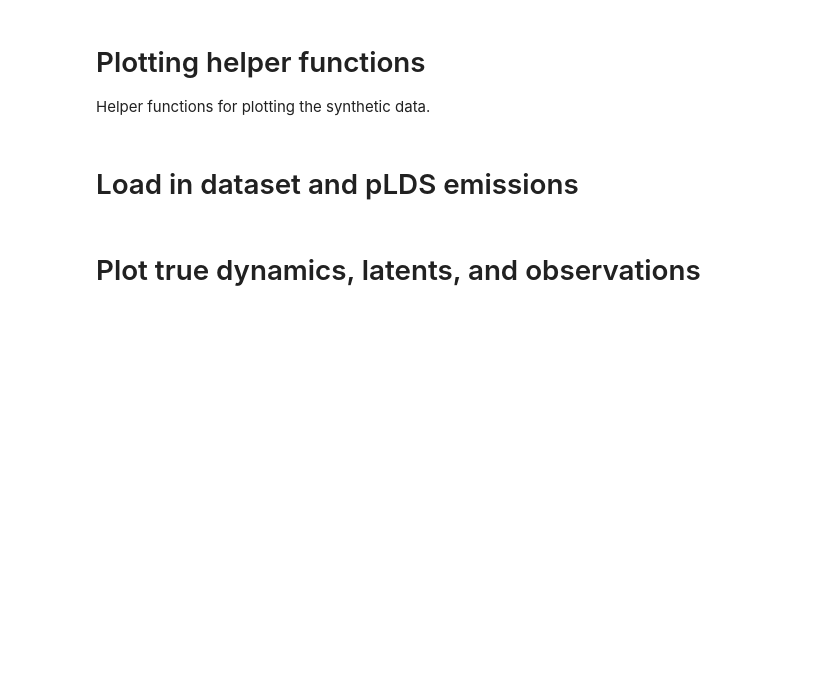
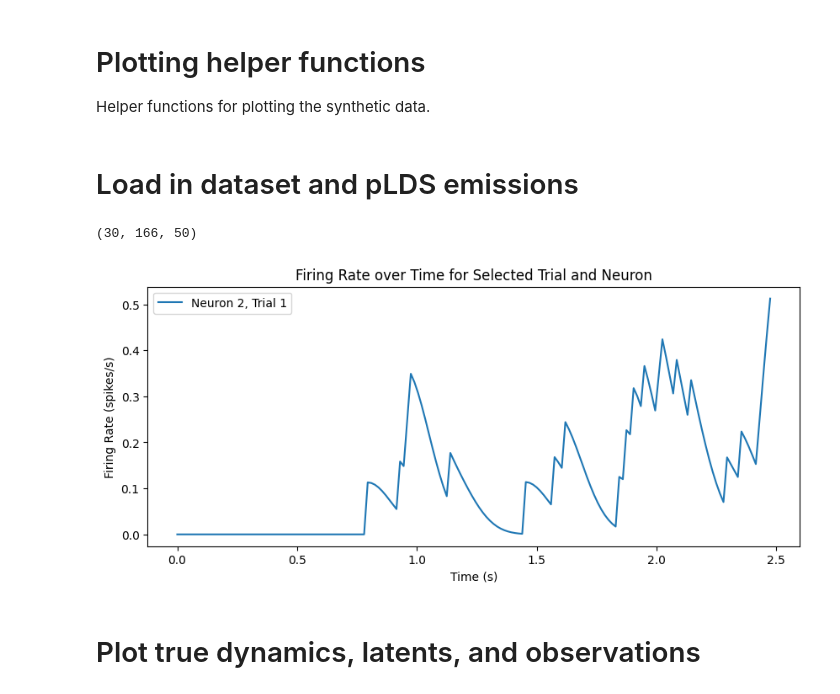
Before and after one commit to ynffsy/gpslds, a Jupyter notebook: synthetic_data_demo.ipynb, the cells around one changed output. Cells and saved outputs as stored; diff of their text form; code cells hidden in the pictures; blank space fills up the shorter version.

```diff
--- a/synthetic_data_demo.ipynb
+++ b/synthetic_data_demo.ipynb
@@ -121,27 +121,56 @@ _, n_timesteps, output_dim = spikes.shape
 t_max = n_timesteps * dt
 # %%
 ## Bin spikes
+## Bin spikes
 t_obs = np.tile(np.arange(0, t_max, dt), (n_trials, 1))
-dt_new = 0.02
-spikes_binned, t_mask_binned =  bin_sparse_data(spikes, t_obs, t_max, dt_new)
+dt_new = 0.015
+spikes_binned, t_mask_binned = bin_sparse_data(spikes, t_obs, t_max, dt_new)
 
-_, n_timesteps, output_dim = spikes_binned.shape
+_, n_timesteps_binned, _ = spikes_binned.shape
 
-## Convert spikes to firing rates
-std = 0.03
+## Convert spikes to firing rates with causal Gaussian kernel
+std = 0.1
 sigma_tsteps = std / dt_new
 
-## Create Gaussian kernel
-border_factor = 10
-kernel_length = int(2 * border_factor * sigma_tsteps) + 1  # total number of points in the kernel
-kernel_tsteps = np.arange(-border_factor * sigma_tsteps, border_factor * sigma_tsteps + 1)
+## Create causal Gaussian kernel
+border_factor = 100
+kernel_length = int(border_factor * sigma_tsteps) + 1  # only past and present points
+kernel_tsteps = np.arange(0, border_factor * sigma_tsteps + 1)  # causal kernel (only non-negative time steps)
 kernel = np.exp(-0.5 * (kernel_tsteps / sigma_tsteps) ** 2)
-kernel /= kernel.sum()  # normalize the kernel to ensure the area under the curve is 1
+kernel /= kernel.sum()  # normalize the kernel
 
-## Convolve the spikes with the kernel
+## Convolve the spikes with the causal kernel
 from scipy.ndimage import convolve1d
 firing_rate_data = convolve1d(spikes_binned, weights=kernel, axis=1, cval=0.0)
 
+
 firing_rate_data = jnp.array(firing_rate_data)
+print(firing_rate_data.shape)
+# %% [output]
+(30, 166, 50)
+# %%
+import matplotlib.pyplot as plt
+import numpy as np
+
+# Example: Select a trial and neuron for visualization
+trial_index = 0   # specify the trial index
+neuron_index = 1  # specify the neuron index
+
+# Extract the firing rate for this trial and neuron
+firing_rate_example = firing_rate_data[trial_index, :, neuron_index]
+
+# Time axis based on the binned time steps
+time_axis = np.arange(len(firing_rate_example)) * dt_new
+
+# Plotting
+plt.figure(figsize=(10, 4))
+plt.plot(time_axis, firing_rate_example, label=f'Neuron {neuron_index + 1}, Trial {trial_index + 1}')
+plt.xlabel("Time (s)")
+plt.ylabel("Firing Rate (spikes/s)")
+plt.title("Firing Rate over Time for Selected Trial and Neuron")
+plt.legend()
+plt.show()
+# %% [output]
+[figure, added]
 # %%
 ## Train pLDS model
```
Also changed, not shown: parts of 16 cells of this notebook.
